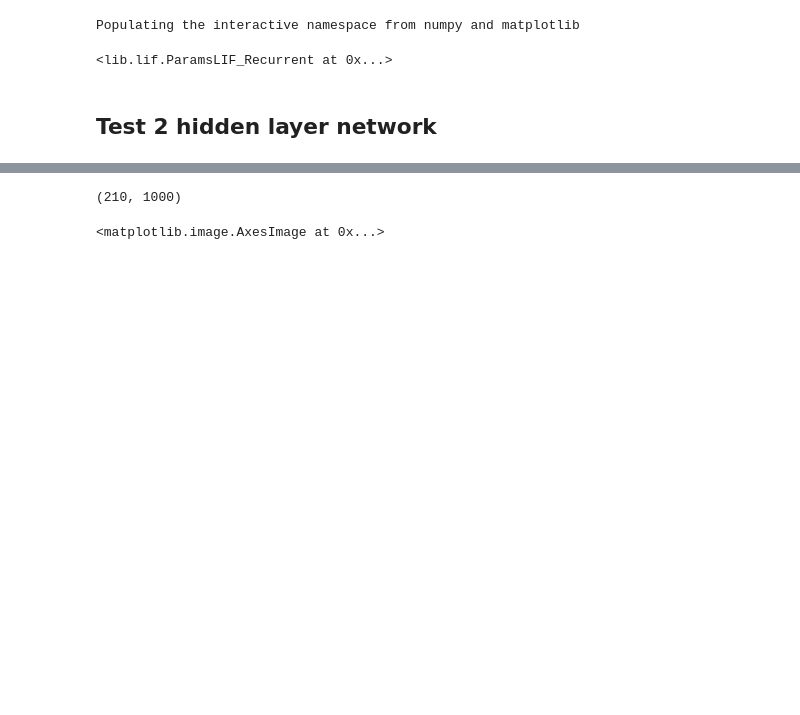
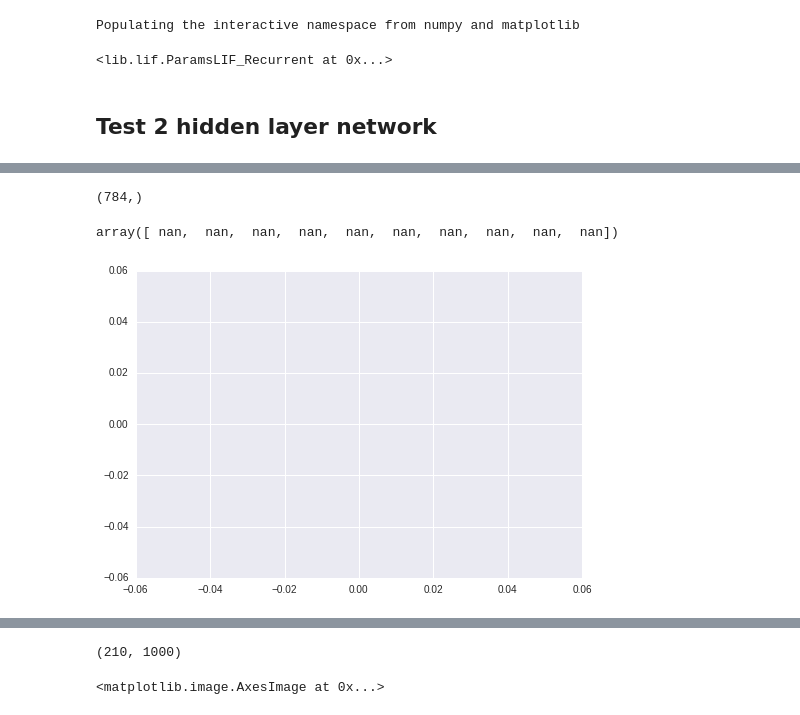
Before and after one commit to prashanth-prakash/Spiking-rdd, a Jupyter notebook: fig_8_networkdepth.ipynb, the cells around one changed output, grey strips where cells are left out. Cells and saved outputs as stored; diff of their text form; code cells hidden in the pictures; blank space fills up the shorter version.

```diff
--- a/fig_8_networkdepth.ipynb
+++ b/fig_8_networkdepth.ipynb
@@ -78,3 +152,16 @@ inp,v, h, u, sh, tograph ,x= lif.simulate()
+# %%
+np.mean(x,1).shape
+# %% [output]
+(784,)
+# %%
+store_tmp[0]
+# %% [output]
+array([ nan,  nan,  nan,  nan,  nan,  nan,  nan,  nan,  nan,  nan])
+# %%
+plt.plot([i for i in range(tograph.shape[1])],tograph[0,:])
+plt.show()
+# %% [output]
+[figure, added]
 # %%
 plt.scatter(np.mean(x,1),tograph[0,:])
 plt.xlabel("MNIST number averaged over T steps")
```
Also changed, not shown: parts of 8 cells of this notebook, 2 other files.
